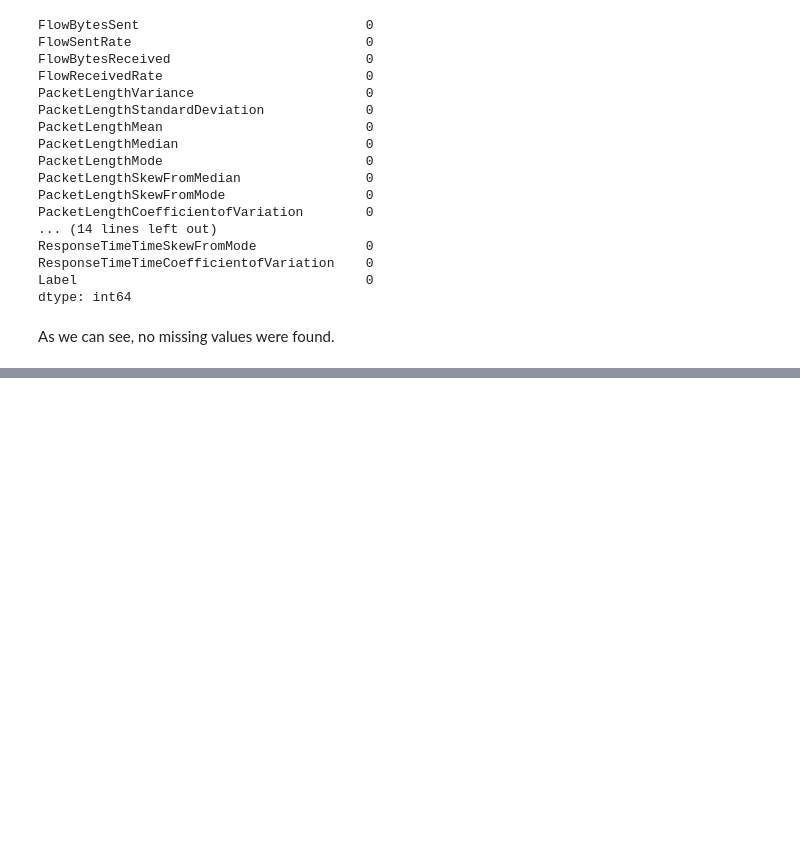
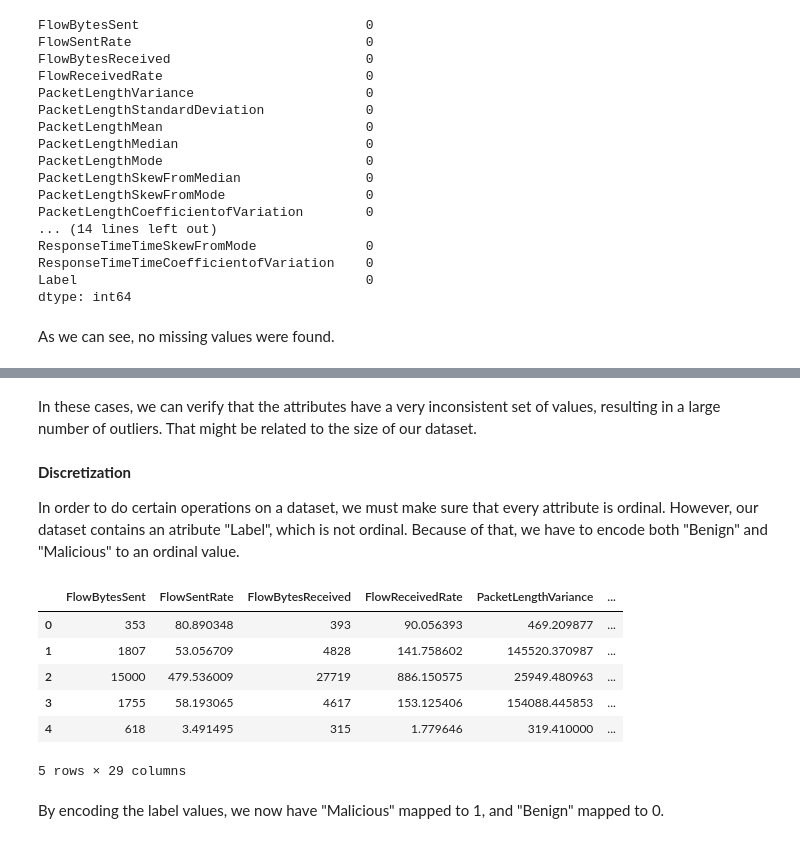
Before and after one commit to vmup2021/DoHtpp, a Jupyter notebook: main.ipynb, the cells around one changed output, grey strips where cells are left out. Cells and saved outputs as stored; diff of their text form; code cells hidden in the pictures; blank space fills up the shorter version.

```diff
--- a/main.ipynb
+++ b/main.ipynb
@@ -77,0 +112,21 @@ As we can see, no missing values were found.
+# %% [markdown]
+In these cases, we can verify that the attributes have a very inconsistent set of values, resulting in a large number of outliers. That might be related to the size of our dataset.
+# %% [markdown]
+**Discretization**
+
+In order to do certain operations on a dataset, we must make sure that every attribute is ordinal. However, our dataset contains an atribute "Label", which is not ordinal. Because of that, we have to encode both "Benign" and "Malicious" to an ordinal value.
+# %%
+encoder = LabelEncoder()
+
+df['Label'] = encoder.fit_transform(df['Label'])
+df.head()
+# %% [output]
+|  | FlowBytesSent | FlowSentRate | FlowBytesReceived | FlowReceivedRate | PacketLengthVariance | ... |
+| 0 | 353 | 80.890348 | 393 | 90.056393 | 469.209877 | ... |
+| 1 | 1807 | 53.056709 | 4828 | 141.758602 | 145520.370987 | ... |
+| 2 | 15000 | 479.536009 | 27719 | 886.150575 | 25949.480963 | ... |
+| 3 | 1755 | 58.193065 | 4617 | 153.125406 | 154088.445853 | ... |
+| 4 | 618 | 3.491495 | 315 | 1.779646 | 319.410000 | ... |
+5 rows × 29 columns
+# %% [markdown]
+By encoding the label values, we now have "Malicious" mapped to 1, and "Benign" mapped to 0.
```
Also changed, not shown: parts of 8 cells of this notebook.
